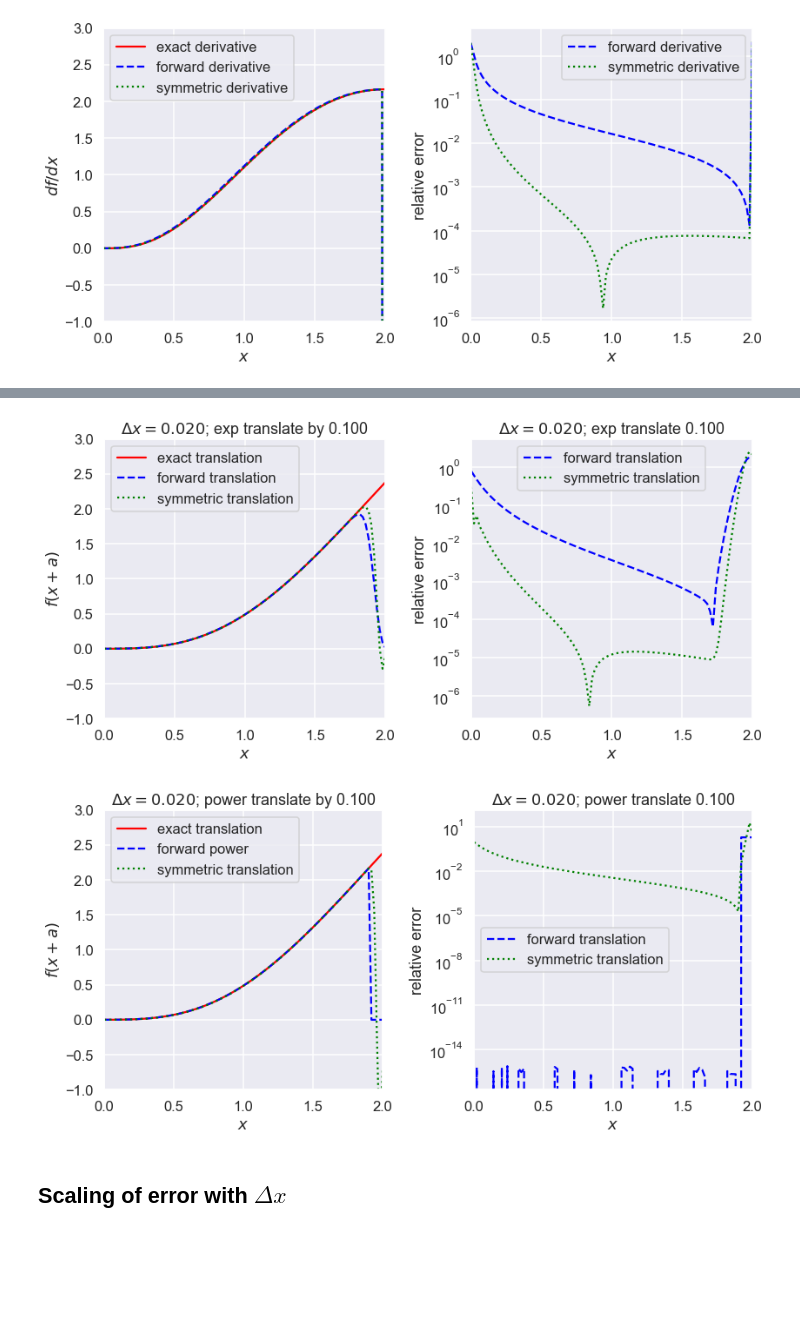
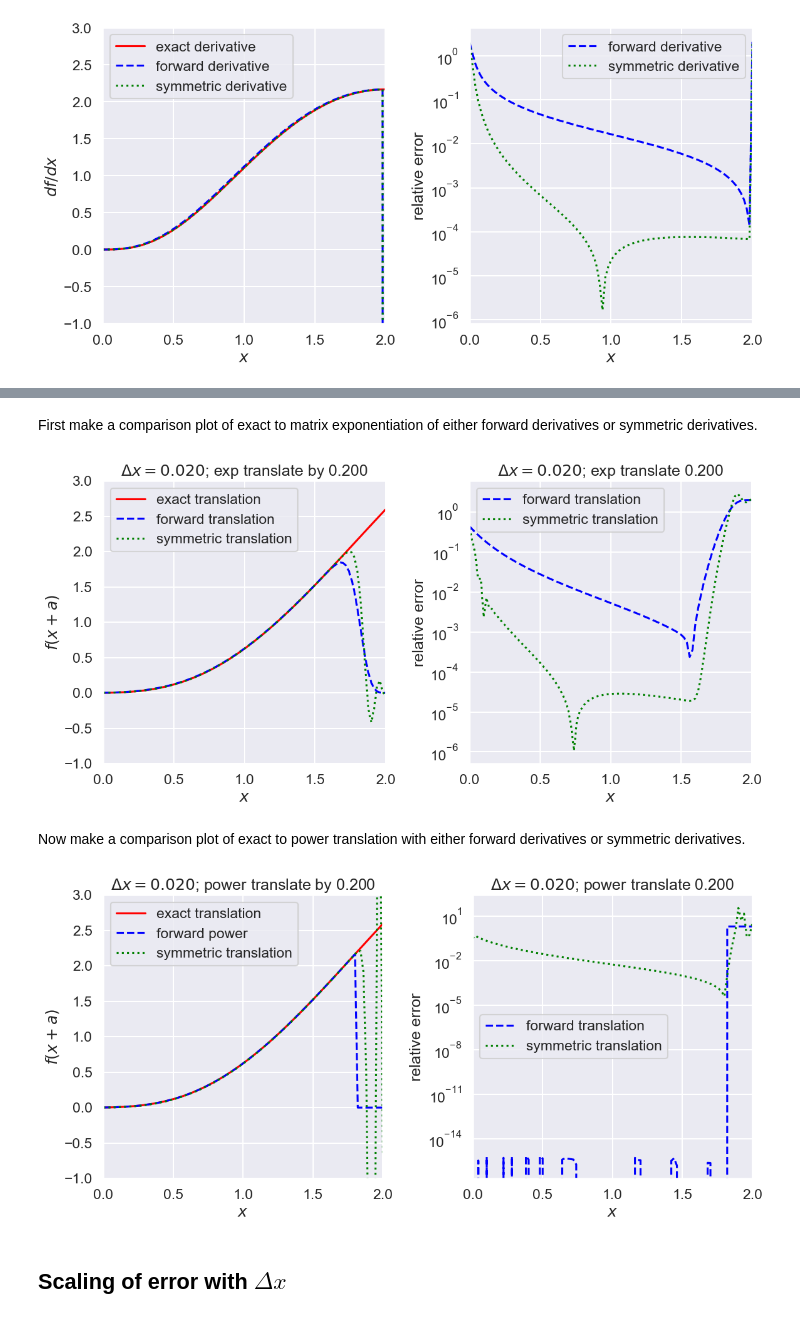
Before and after one commit to furnstahl/7501-JB, a Jupyter notebook: _build/jupyter_execute/notebooks/Numerical_derivative_tests.ipynb, the cells around one changed output, grey strips where cells are left out. Drawn from its saved outputs; the diff is of its cells as text; code cells hidden in the pictures; blank space fills up the shorter version.

```diff
--- a/_build/jupyter_execute/notebooks/Numerical_derivative_tests.ipynb
+++ b/_build/jupyter_execute/notebooks/Numerical_derivative_tests.ipynb
@@ -74,3 +91,18 @@ sd = symmetric_derivative_matrix(Nc, Delta_x)
 # %%
 def f_test_1(x_mesh):
-    return (np.exp(-x_mesh) * x_mesh**4, (4 * x_mesh**3 - x_mesh**4) * np.exp(-x_mesh))
+    """
+    Return the value of the function x^4 e^{-x} and its derivative
+    """
+    return ( np.exp(-x_mesh) * x_mesh**4, (4 * x_mesh**3 - x_mesh**4) * np.exp(-x_mesh) )
+
+def f_test_2(x_mesh):
+    """
+    Return the value of the function 1/(1 + x) and its derivative
+    """
+    return ( 1/(1+x_mesh), -1/(1+x_mesh)**2 )
+
+def f_test_2(x_mesh):
+    """
+    Return the value of the function 1/(1 + x) and its derivative
+    """
+    return ( (np.sin(x_mesh))**2, 2 * np.cos(x_mesh) * np.sin(x_mesh) )
@@ -82,2 +119,8 @@ f_deriv_sd = sd @ f_test
+# %%
+def rel_error(x1, x2):
+    """
+    Calculate the (absolute value of the) relative error between x1 and x2
+    """
+    return np.abs( (x1 - x2) / ((x1 + x2)/2) )
 # %%
 fig = plt.figure(figsize=(12,6))
@@ -117,2 +165,2 @@ fig.tight_layout()
 # %%
-a = 5 * Delta_x
+a = 10 * Delta_x  # translate by a multiple of Delta_x
@@ -119,42 +174,49 @@ a = 5 * Delta_x
 # %%
+f_test, f_deriv_exact = f_test_1(x_mesh)
 f_exp_exact, dummy  = f_test_1(x_mesh + a)
+
 f_exp_fd = la.expm(a*fd) @ f_test
 f_exp_sd = la.expm(a*sd) @ f_test
-f_exp_fd2 = la.fractional_matrix_power(np.eye(Nc) + Delta_x*fd, a/Delta_x) @ f_test
-f_exp_sd2 = la.fractional_matrix_power(np.eye(Nc) + Delta_x*sd, a/Delta_x) @ f_test
+
+f_exp_fd2 = la.fractional_matrix_power(np.eye(N_pts) + Delta_x*fd, a/Delta_x) @ f_test
+f_exp_sd2 = la.fractional_matrix_power(np.eye(N_pts) + Delta_x*sd, a/Delta_x) @ f_test
+# %% [markdown]
+First make a comparison plot of exact to matrix exponentiation of either forward derivatives or symmetric derivatives.
 # %%
 fig = plt.figure(figsize=(12,6))
 ax1 = fig.add_subplot(1,2,1)
 ax1.set_xlabel(r'$x$')
 ax1.set_ylabel(r'$f(x+a)$')
 ax1.set_xlim(0, x_max)
 ax1.set_ylim(-1., 3)
 
 ax1.plot(x_mesh, f_exp_exact, color='red', label='exact translation')
 ax1.plot(x_mesh, f_exp_fd, color='blue', label='forward translation', linestyle='dashed')
 ax1.plot(x_mesh, f_exp_sd, color='green', label='symmetric translation', linestyle='dotted')
 
 ax1.set_title(fr'$\Delta x = {Delta_x:.3f}$; exp translate by {a:.3f}')
 ax1.legend()
 
 ax2 = fig.add_subplot(1,2,2)
 ax2.set_xlabel(r'$x$')
 ax2.set_ylabel(r'relative error')
 ax2.set_xlim(0, x_max)
 #ax2.set_ylim(-0.001, 0.001)
 
-rel_error_fd = 2 * (f_exp_exact - f_exp_fd) / (f_exp_exact + f_exp_fd)
-rel_error_sd = 2 * (f_exp_exact - f_exp_sd) / (f_exp_exact + f_exp_sd)
+rel_error_fd = rel_error(f_exp_exact, f_exp_fd)
+rel_error_sd = rel_error(f_exp_exact, f_exp_sd)
 
-ax2.semilogy(x_mesh, np.abs(rel_error_fd), color='blue', label='forward translation', linestyle='dashed')
-ax2.semilogy(x_mesh, np.abs(rel_error_sd), color='green', label='symmetric translation', linestyle='dotted')
+ax2.semilogy(x_mesh, rel_error_fd, color='blue', label='forward translation', linestyle='dashed')
+ax2.semilogy(x_mesh, rel_error_sd, color='green', label='symmetric translation', linestyle='dotted')
 
 ax2.set_title(fr'$\Delta x = {Delta_x:.3f}$; exp translate {a:.3f}')
 ax2.legend()
 
 fig.tight_layout()
 # %% [output]
-[figure, old version]
+[figure, new version]
+# %% [markdown]
+Now make a comparison plot of exact to power translation with either forward derivatives or symmetric derivatives.
 # %%
 fig = plt.figure(figsize=(12,6))
 ax1 = fig.add_subplot(1,2,1)
@@ -175,18 +237,18 @@ ax2.set_xlabel(r'$x$')
 ax2.set_ylabel(r'relative error')
 ax2.set_xlim(0, x_max)
 
-rel_error_fd = 2 * (f_exp_exact - f_exp_fd2) / (f_exp_exact + f_exp_fd2)
-rel_error_sd = 2 * (f_exp_exact - f_exp_sd2) / (f_exp_exact + f_exp_sd2)
+rel_error_fd = rel_error(f_exp_exact, f_exp_fd2)
+rel_error_sd = rel_error(f_exp_exact, f_exp_sd2)
 
-ax2.semilogy(x_mesh, np.abs(rel_error_fd), color='blue', label='forward translation', linestyle='dashed')
-ax2.semilogy(x_mesh, np.abs(rel_error_sd), color='green', label='symmetric translation', linestyle='dotted')
+ax2.semilogy(x_mesh, rel_error_fd, color='blue', label='forward translation', linestyle='dashed')
+ax2.semilogy(x_mesh, rel_error_sd, color='green', label='symmetric translation', linestyle='dotted')
 
 ax2.set_title(fr'$\Delta x = {Delta_x:.3f}$; power translate {a:.3f}')
 ax2.legend()
 
 fig.tight_layout()
 # %% [output]
-[figure, old version]
+[figure, new version]
 # %% [markdown]
 ## Scaling of error with $\Delta x$
 # %% [markdown]
```
Also changed, not shown: parts of 21 cells of this notebook, 20 other files.
